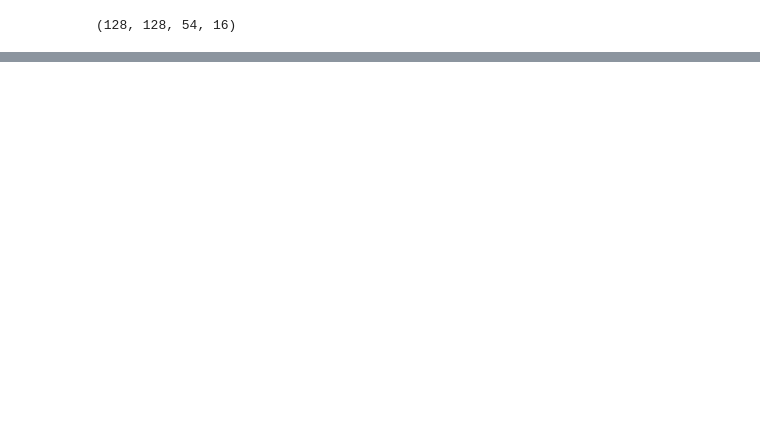
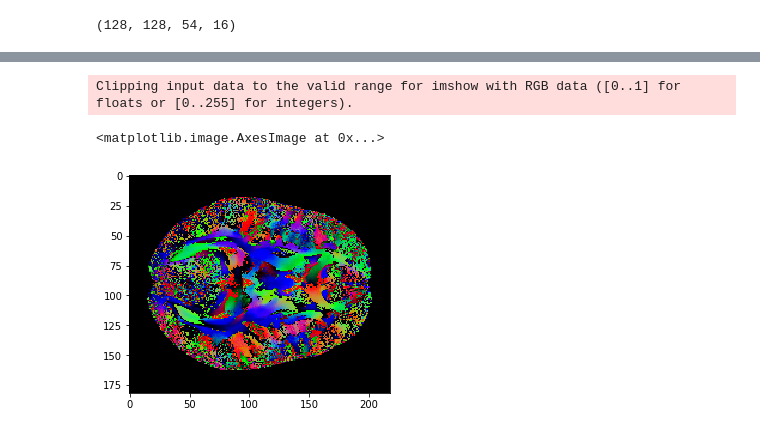
Before and after one commit to uw-biomedical-ml/mri2mri_notebooks, a Jupyter notebook: tracks_from_gen_pdd.ipynb, the cells around one changed output, grey strips where cells are left out. Drawn from its saved outputs; the diff is of its cells as text; code cells hidden in the pictures; blank space fills up the shorter version.

Commit message:
Compare to a template aligned with the individual brain.

```diff
--- a/tracks_from_gen_pdd.ipynb
+++ b/tracks_from_gen_pdd.ipynb
@@ -98,0 +144,2 @@ srm = srr.optimize(static=real_resampled, moving=fake_resampled)
+# %%
+aff = nib.load('/Users/arokem/data/mri2mri/IXI029-Guys-0829-DTI-00.nii.gz').affine
@@ -98,0 +150,10 @@ srm = srr.optimize(static=real_resampled, moving=fake_resampled)
+# %%
+meanV1_img = nib.load('/Users/arokem/data/mri2mri/IIT-templates/IITmedian_V1.nii.gz')
+# %%
+meanV1 = meanV1_img.get_data()
+# %%
+plt.imshow(meanV1[:, :, 80])
+# %% [output]
+Clipping input data to the valid range for imshow with RGB data ([0..1] for floats or [0..255] for integers).
+<matplotlib.image.AxesImage at 0x...>
+[figure, added]
```
Also changed, not shown: parts of 17 cells of this notebook, 1 other file.
